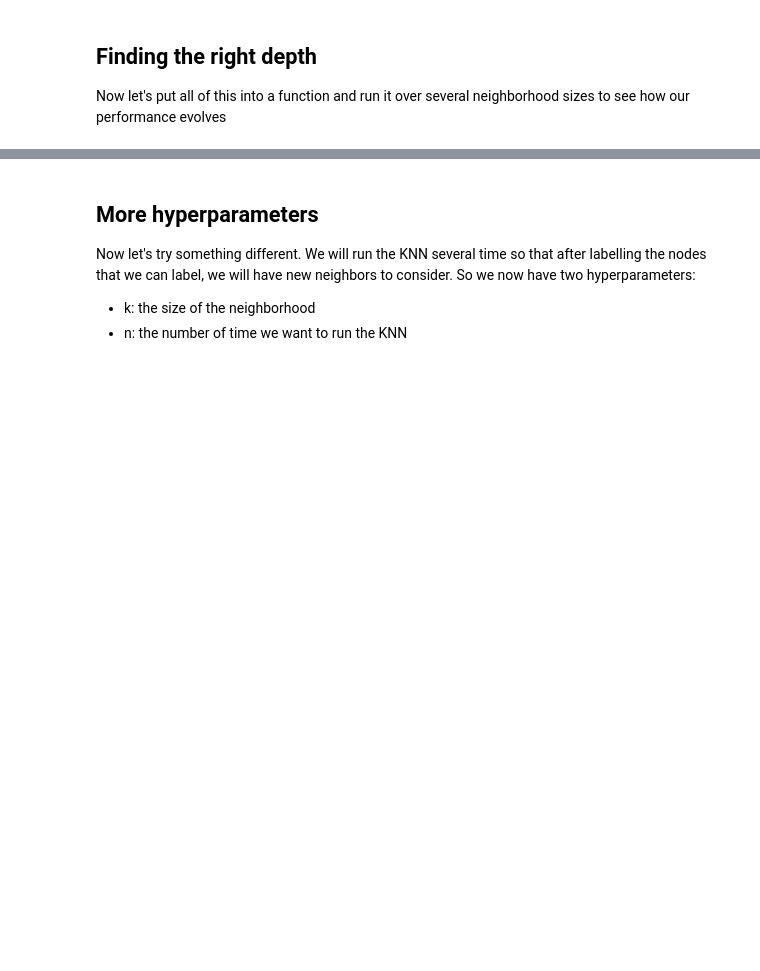
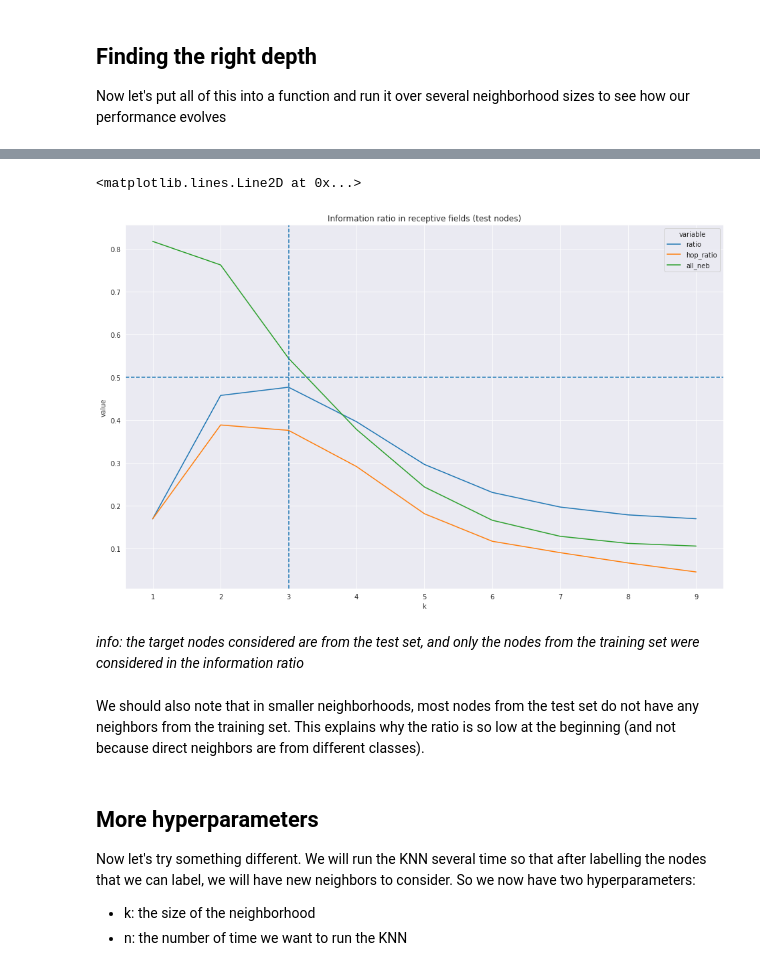
Before and after one commit to achrafash/gnn-receptive-fields, a Jupyter notebook: 00_knn_cora.ipynb, the cells around one changed output, grey strips where cells are left out. Drawn from its saved outputs; the diff is of its cells as text; code cells hidden in the pictures; blank space fills up the shorter version.

```diff
--- a/00_knn_cora.ipynb
+++ b/00_knn_cora.ipynb
@@ -198,0 +257,24 @@ Even with a depth of 3 we keep getting better results (the vanilla GCN lose its
+# %%
+nebs = get_k_hop_neighborhood(10, A)
+# %%
+info_ratio = pd.DataFrame(columns=['k', 'ratio', 'hop_ratio', 'all_neb'])
+# %%
+test_idx = [i for i in range(G.num_nodes) if G.test_mask[i]]
+neb = torch.zeros(G.num_nodes, G.num_nodes)
+
+for k in range(1, 10):
+    neb = neb + nebs[k-1]
+
+    ratio = torch.tensor(
+        [informative_ratio(i, neb, mask=G.train_mask) for i in test_idx]
+    ).mean().item()
+    hop_ratio = torch.tensor(
+        [informative_ratio(i, nebs[k-1], mask=G.train_mask) for i in test_idx]
+    ).mean().item()
+    all_neb_ratio = torch.tensor(
+        [informative_ratio(i, nebs[k-1]) for i in test_idx]
+    ).mean().item()
+
+    info_ratio.loc[k-1] = {'k':k, 'ratio':ratio, 'hop_ratio': hop_ratio, 'all_neb': all_neb_ratio}
+
+    print(f"k: {k} | ratio: {ratio} | hop-ratio: {hop_ratio} | all neighbors: {all_neb_ratio}")
@@ -199,3 +291,15 @@ Even with a depth of 3 we keep getting better results (the vanilla GCN lose its
+# %%
+plt.figure(figsize=(16, 10))
+sns.lineplot(x='k', y='value', hue='variable', data=pd.melt(info_ratio.astype('float64'), ['k'])).set(title="Information ratio in receptive fields (test nodes)")
+plt.axvline(x=3, linestyle='--')
+plt.axhline(y=.5, linestyle='--')
+# %% [output]
+<matplotlib.lines.Line2D at 0x...>
+[figure, added]
+# %% [markdown]
+_info: the target nodes considered are from the test set, and only the nodes from the training set were considered in the information ratio_
+# %% [markdown]
+We should also note that in smaller neighborhoods, most nodes from the test set do not have any neighbors from the training set. This explains why the ratio is so low at the beginning (and not because direct neighbors are from different classes).
 # %% [markdown]
 ## **More hyperparameters**
 
```
Also changed, not shown: parts of 23 cells of this notebook.
